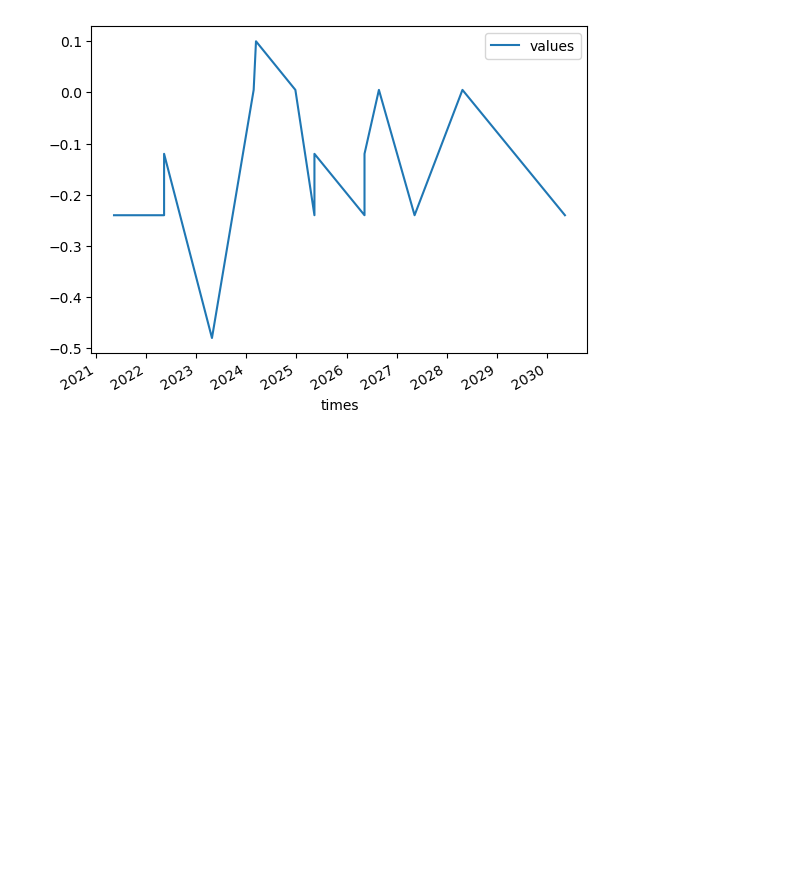
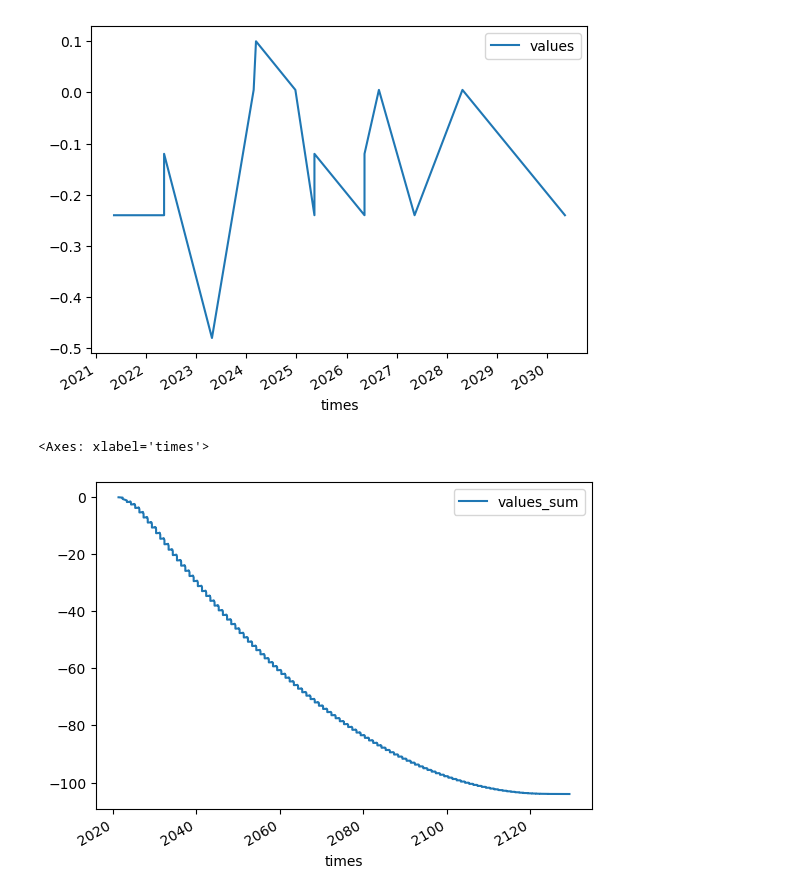
Before and after one commit to brightway-lca/bw_temporalis, a Jupyter notebook: dev/Example usage.ipynb, the cells around one changed output. Cells and saved outputs as stored; diff of their text form; code cells hidden in the pictures; blank space fills up the shorter version.

```diff
--- a/dev/Example usage.ipynb
+++ b/dev/Example usage.ipynb
@@ -279,3 +280,26 @@ tl.df.plot(x="times", y="values")
 # %% [output]
 <Axes: xlabel='times'>
 [figure]
+# %%
+def linear_characterization(series, period=100):
+    dates = (
+        series.times.to_numpy() +
+        np.arange(period, dtype="timedelta64[Y]").astype("timedelta64[s]")
+    )
+    values = np.linspace(1, 0, period) * series['values']
+    return pd.DataFrame({
+        'times': dates.astype("datetime64[s]"),
+        'values': values,
+        'flow': series.flows,
+        'activity': series.activities,
+    })
+# %%
+characterized_df = tl.characterize_dataframe(
+    characterization_function=linear_characterization,
+    flows={bd.get_node(name="carbon dioxide").id}
+)
+# %%
+characterized_df.plot(x="times", y="values_sum")
+# %% [output]
+<Axes: xlabel='times'>
+[figure, added]
```
Also changed, not shown: parts of 2 cells of this notebook.
